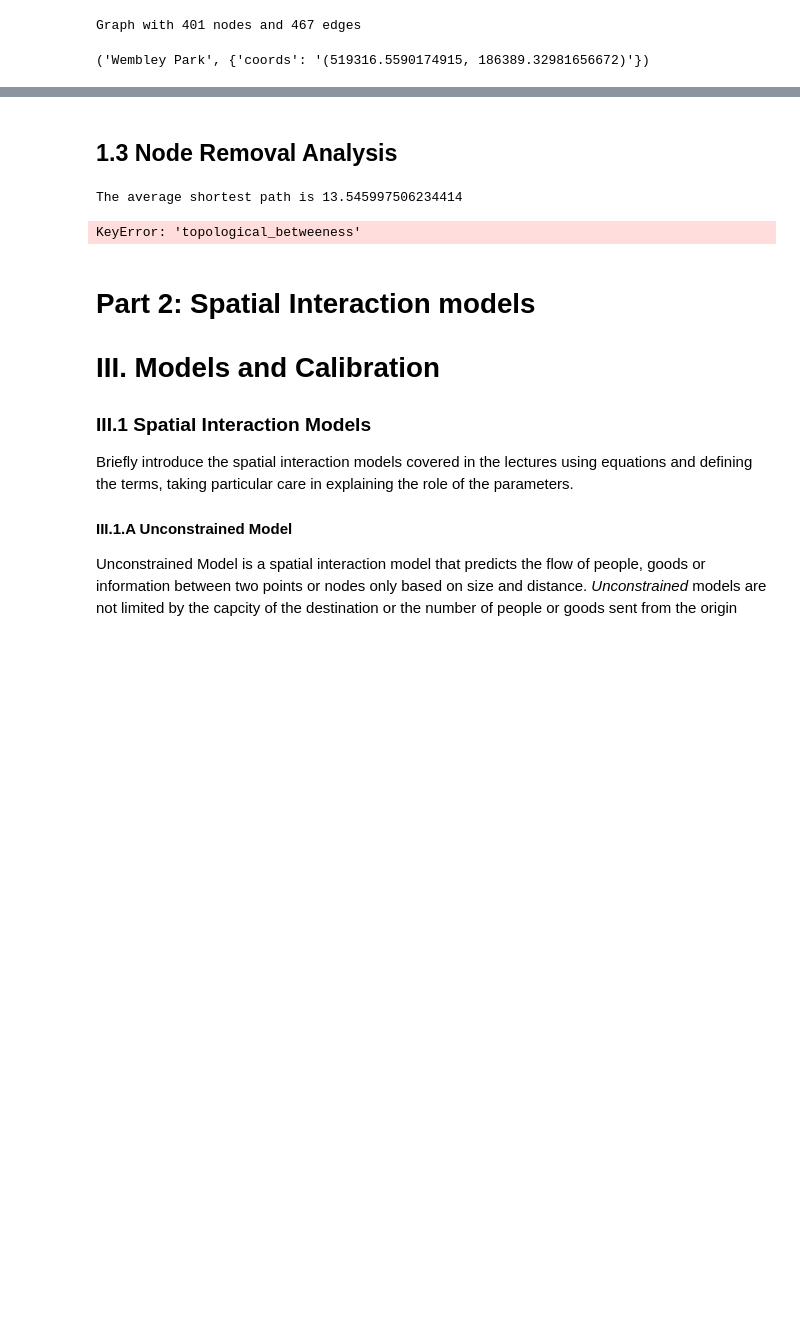
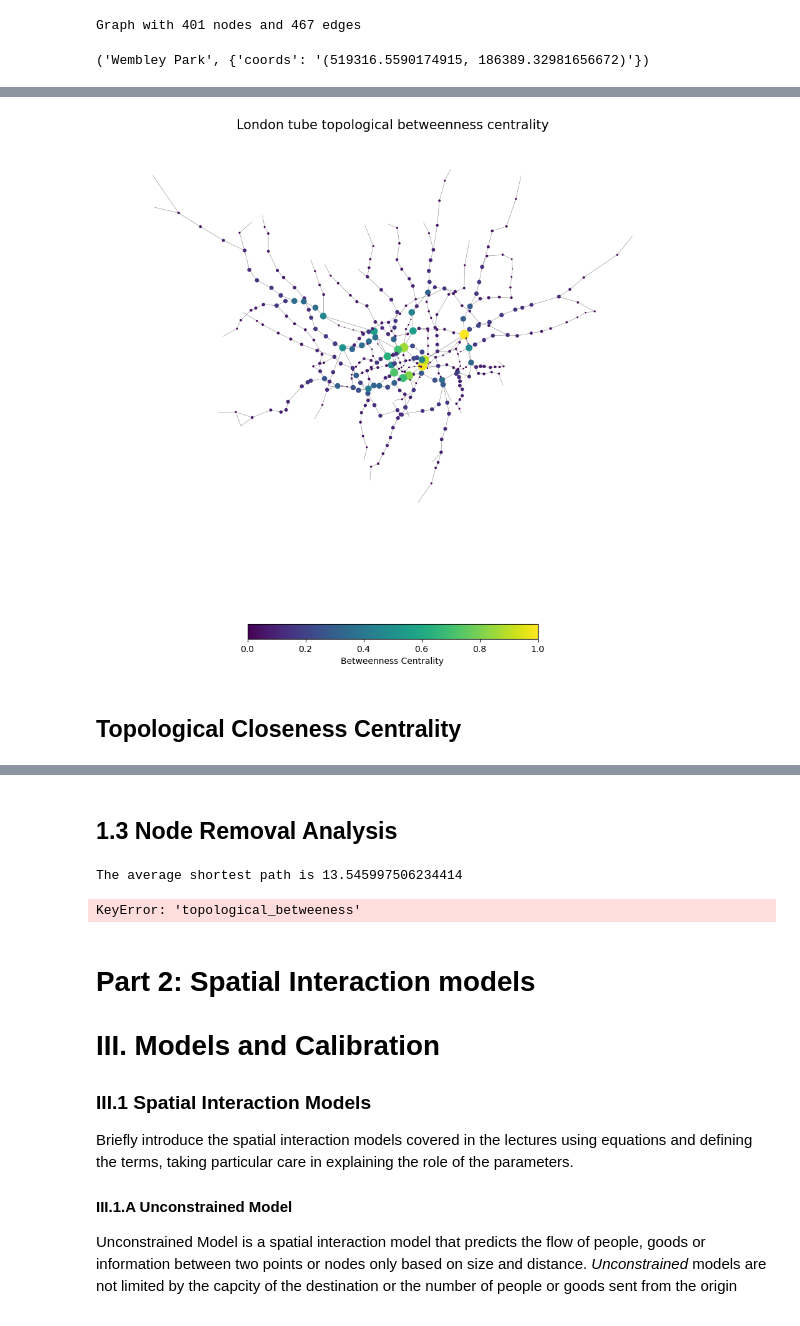
Before and after one commit to MengyuanHan1/CASA0002-Urban-Simulation, a Jupyter notebook: UrbanSim.ipynb, the cells around one changed output, grey strips where cells are left out. Saved outputs shown, nothing was run; the diff lists cells and outputs as text; code cells hidden in the pictures; blank space fills up the shorter version.

```diff
--- a/UrbanSim.ipynb
+++ b/UrbanSim.ipynb
@@ -26,0 +154,5 @@ Graph with 401 nodes and 467 edges
+# %%
+#Let us compute the betweenness centrality for the network, without using weights:
+bet_london_t=nx.betweenness_centrality(G, normalized=False)
+# We can add these values to the nodes attributes:
+nx.set_node_attributes(G,bet_london_t,'betweenness_t')
@@ -26,0 +178,22 @@ Graph with 401 nodes and 467 edges
+# %%
+# Lets set colour and size of nodes according to betweenness values
+betweenness_t_values=[(i[1]['betweenness_t']) for i in G.nodes(data=True)]
+
+bet_t_color=[(i[1]['betweenness_t']/max(betweenness_t_values)) for i in G.nodes(data=True)]
+bet_t_size=[(i[1]['betweenness_t']/max(betweenness_t_values))*100 for i in G.nodes(data=True)]
+
+# Plot graph
+fig, ax = plt.subplots(figsize=(12,12))
+
+nx.draw_networkx_edges(G, pos,edge_color='gray', width=0.4)
+
+nod=nx.draw_networkx_nodes(G, pos = pos, node_color= bet_t_color, node_size= bet_t_size)
+
+plt.colorbar(nod,label="Betweenness Centrality",orientation="horizontal", shrink=0.5)
+plt.axis("off")
+plt.title("London tube topological betweenness centrality",fontsize=15)
+plt.show()
+# %% [output]
+[figure, added]
+# %% [markdown]
+## Topological Closeness Centrality
```
Also changed, not shown: parts of 17 cells of this notebook.
